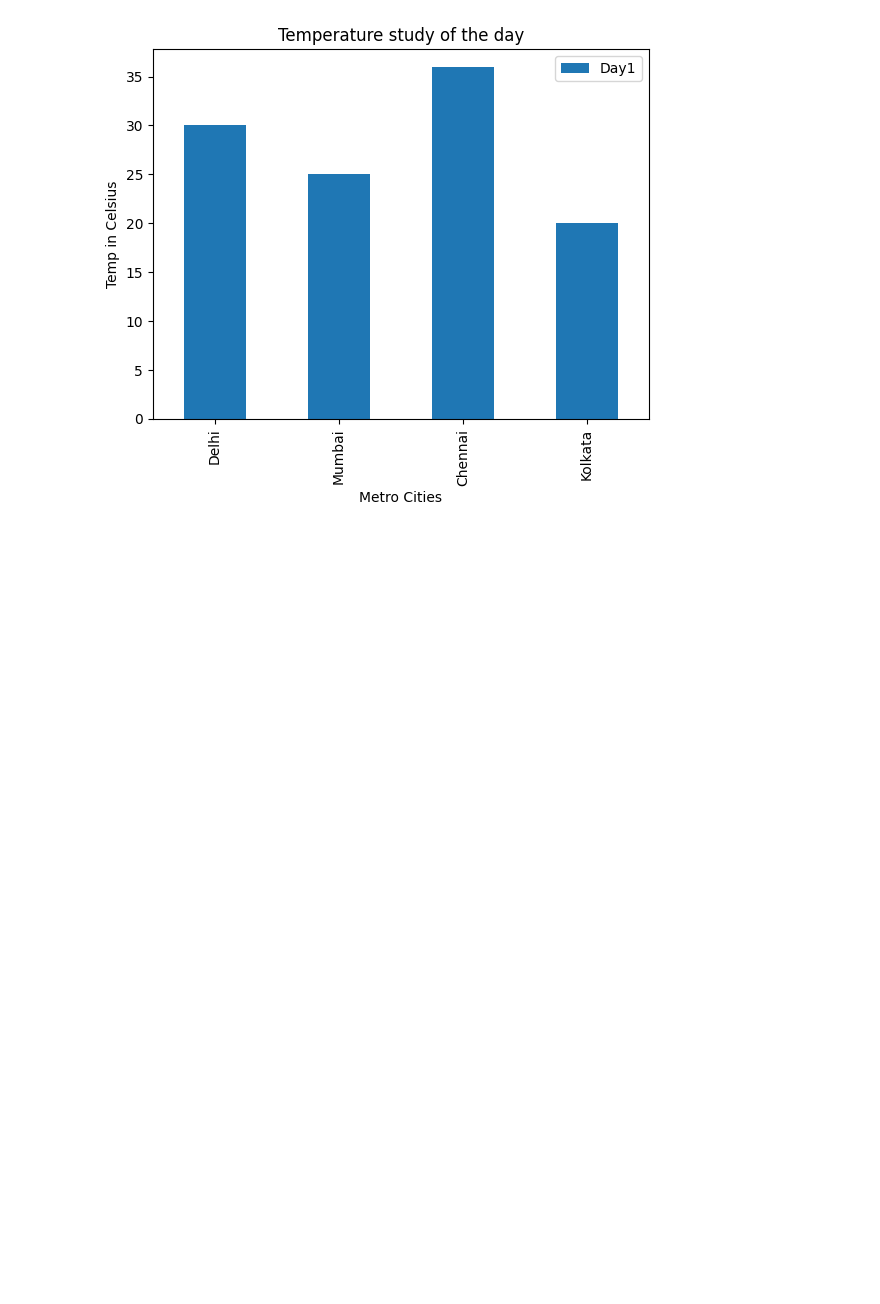
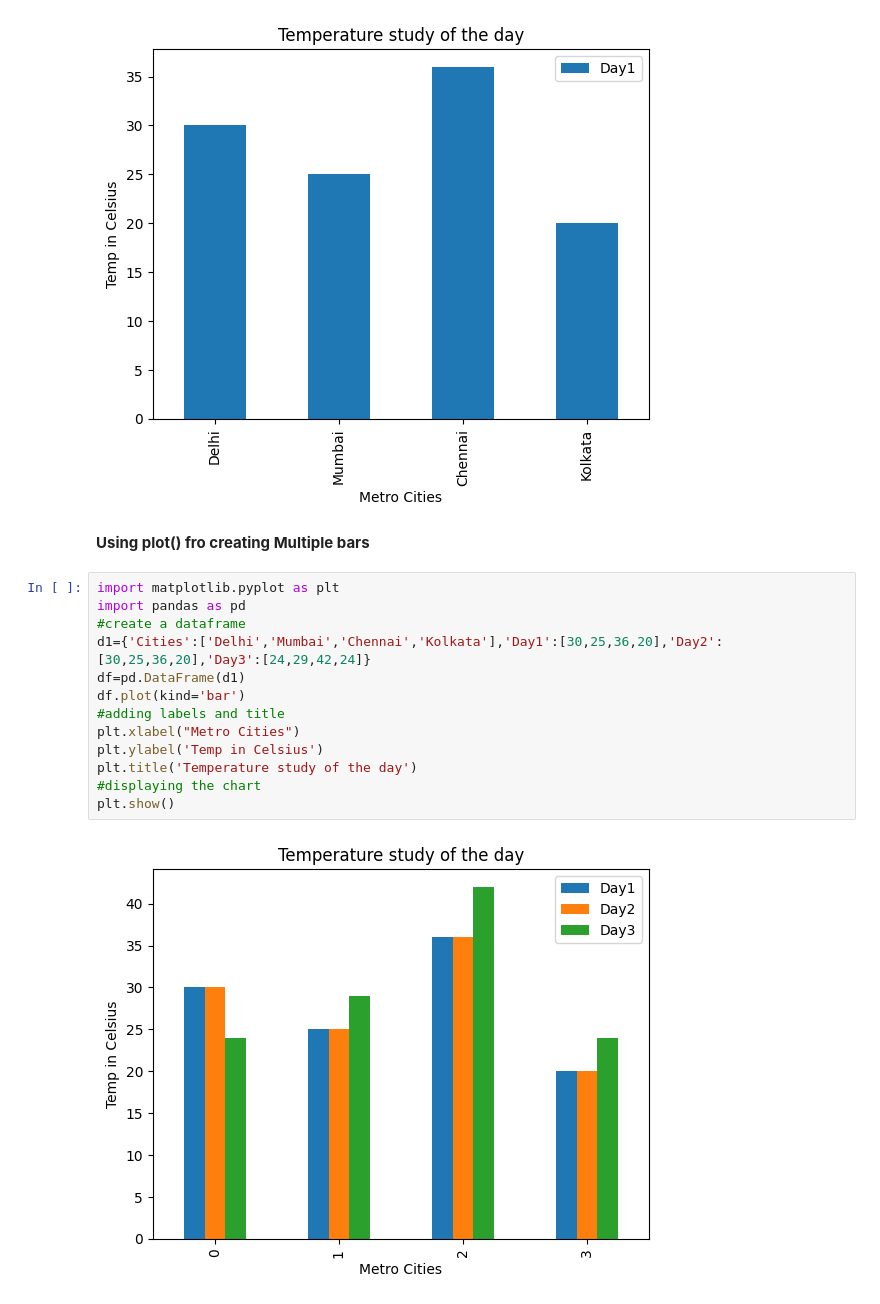
Before and after one commit to SettibathulaJyothi/Python-Basics, a Jupyter notebook: Matplotlib_Graphs.ipynb, the cells around one changed output. Saved outputs shown, nothing was run; the diff lists cells and outputs as text; blank space fills up the shorter version.

```diff
--- a/Matplotlib_Graphs.ipynb
+++ b/Matplotlib_Graphs.ipynb
@@ -96,3 +96,20 @@ plt.title('Temperature study of the day')
 plt.show()
 # %% [output]
 [figure]
+# %% [markdown]
+**Using plot() fro creating Multiple bars**
+# %%
+import matplotlib.pyplot as plt
+import pandas as pd
+#create a dataframe
+d1={'Cities':['Delhi','Mumbai','Chennai','Kolkata'],'Day1':[30,25,36,20],'Day2':[30,25,36,20],'Day3':[24,29,42,24]}
+df=pd.DataFrame(d1)
+df.plot(kind='bar')
+#adding labels and title
+plt.xlabel("Metro Cities")
+plt.ylabel('Temp in Celsius')
+plt.title('Temperature study of the day')
+#displaying the chart
+plt.show()
+# %% [output]
+[figure, added]
```
Also changed, not shown: parts of 6 cells of this notebook.
